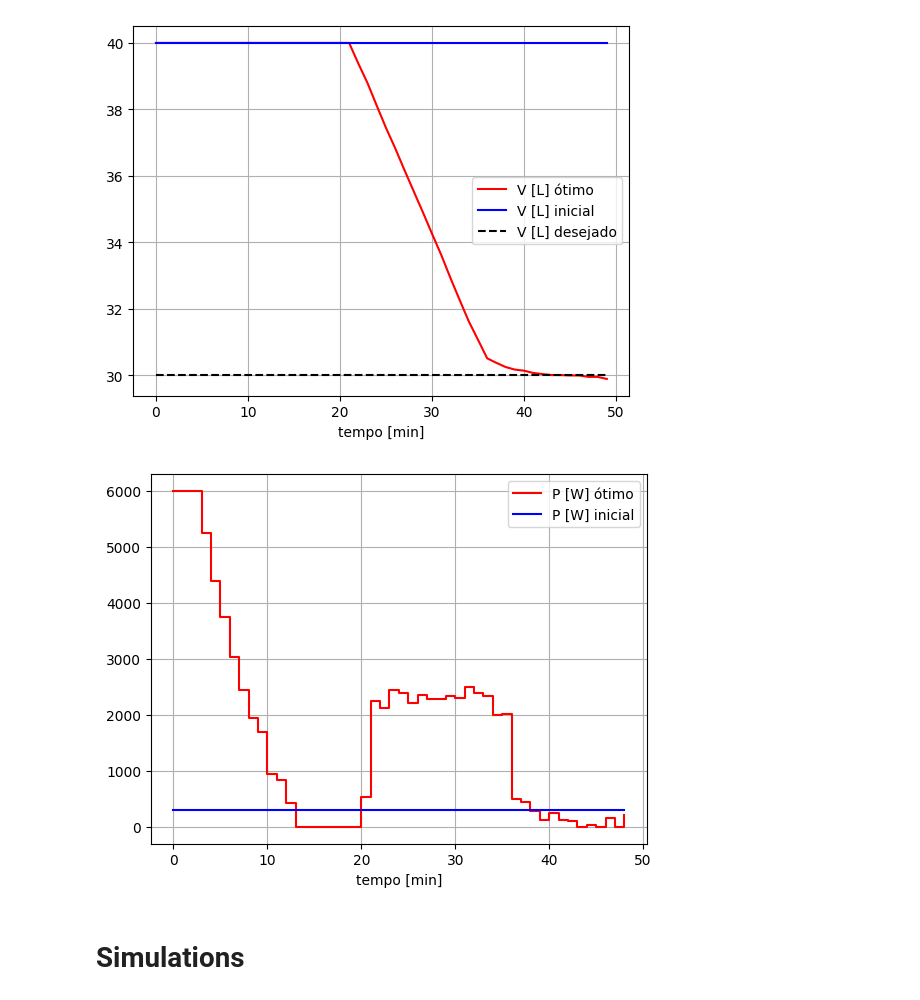
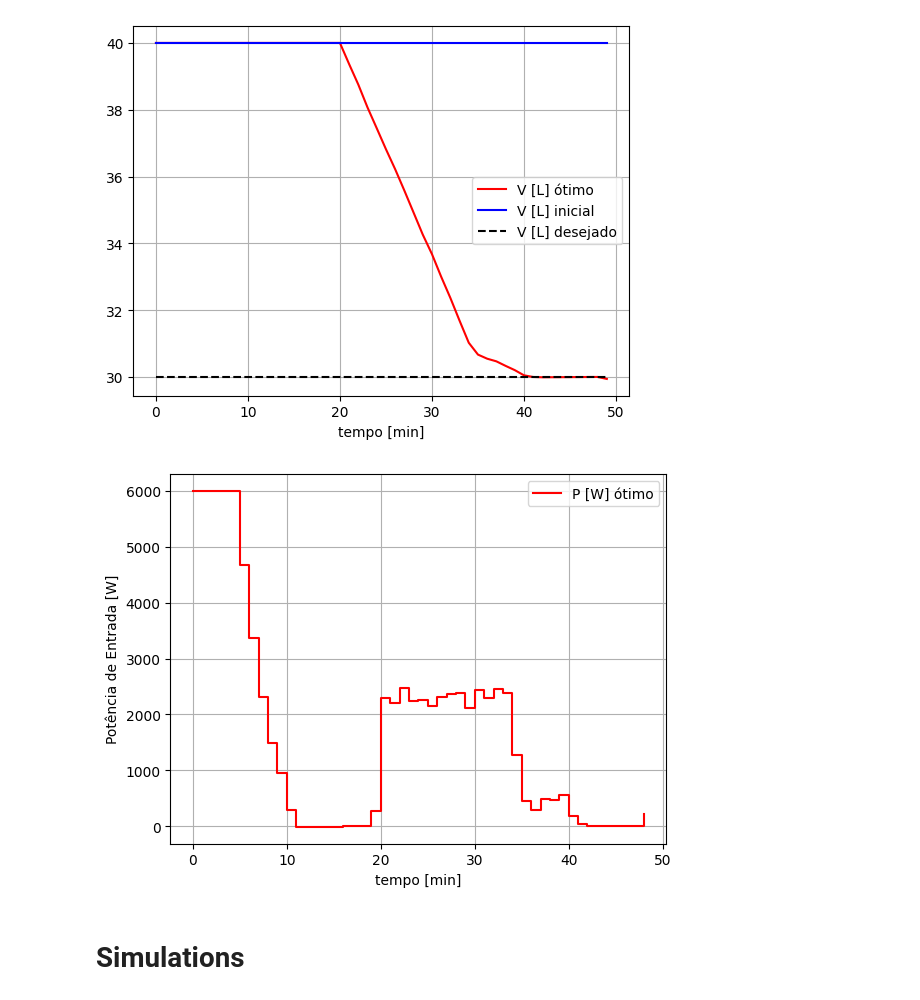
Before and after one commit to GabrielaRBLemos/Simulacao_Controle_Otimizacao_Processo_Industrial_Cervejaria_Artesanal, a Jupyter notebook: CodigoGabrielaPIBIC_v4.ipynb, the cells around one changed output. Cells and saved outputs as stored; diff of their text form; code cells hidden in the pictures.

```diff
--- a/CodigoGabrielaPIBIC_v4.ipynb
+++ b/CodigoGabrielaPIBIC_v4.ipynb
@@ -43,7 +43,7 @@ def temperature_initial(x):
 
 def temperature_terminal(x):
     P, T, V = unpack(x)
-    return T[20] - T_ref + 1
+    return T[19] - T_ref + 0.5
     # return T[-1] - T_ref
 
 def volume_initial(x):
@@ -159,13 +158,14 @@ plt.plot(t, Vg, color='blue', label='V [L] inicial')
 plt.plot(t, np.full(V_opt.shape, V_ref), '--',color='black', label='V [L] desejado')
 plt.legend(); plt.xlabel('tempo [min]'); plt.grid(True); plt.show()
 # %% [output]
-[figure, old version]
+[figure, new version]
 # %%
 plt.step(t[:-1], P_opt[:-1], where='post', color = 'red', label='P [W] ótimo')
-plt.step(t[:-1], P0[:-1], where='post', color = 'blue', label='P [W] inicial')
+# plt.step(t[:-1], P0[:-1], where='post', color = 'blue', label='P [W] inicial')
+plt.ylabel('Potência de Entrada [W]')
 plt.legend(); plt.xlabel('tempo [min]'); plt.grid(True); plt.show()
 # %% [output]
-[figure, old version]
+[figure, new version]
 # %% [markdown]
 # Simulations
 # %%
```
Also changed, not shown: parts of 4 cells of this notebook.
